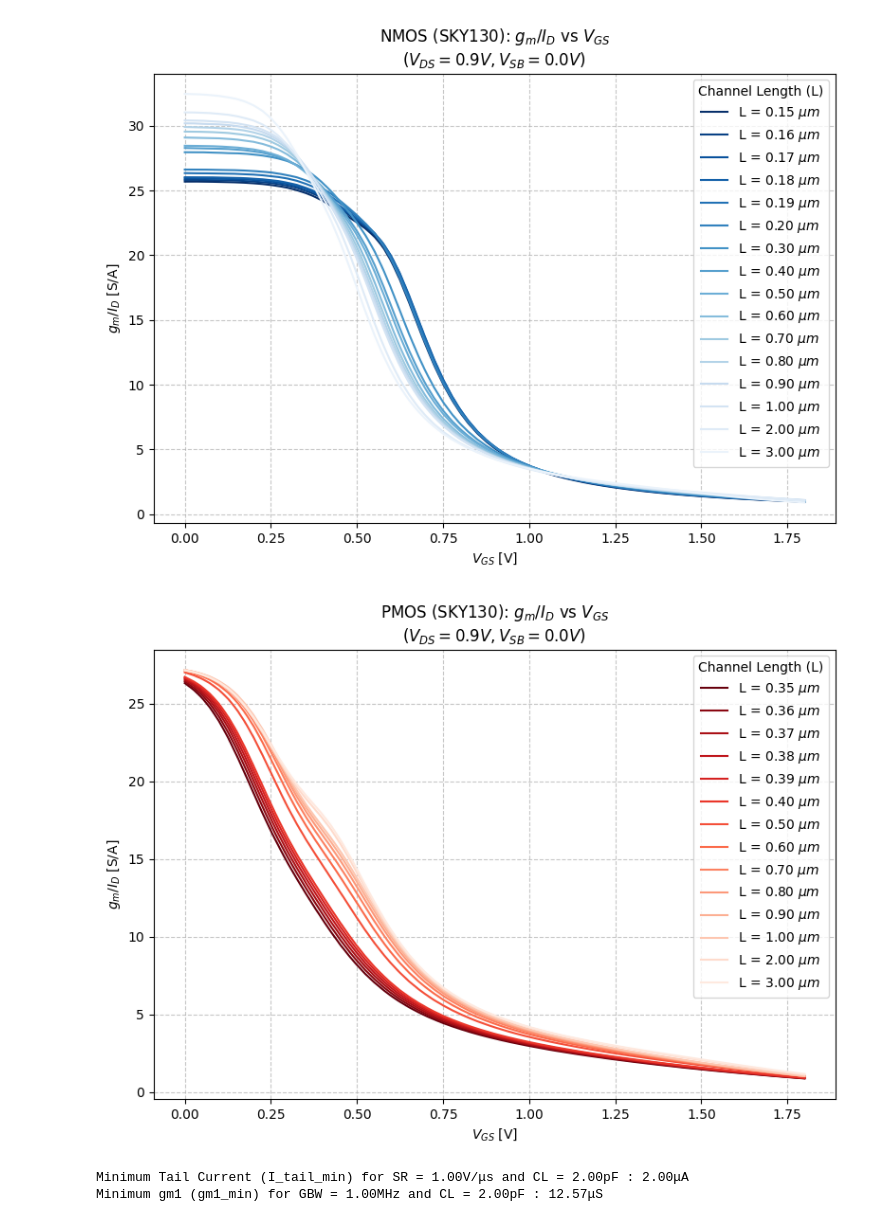
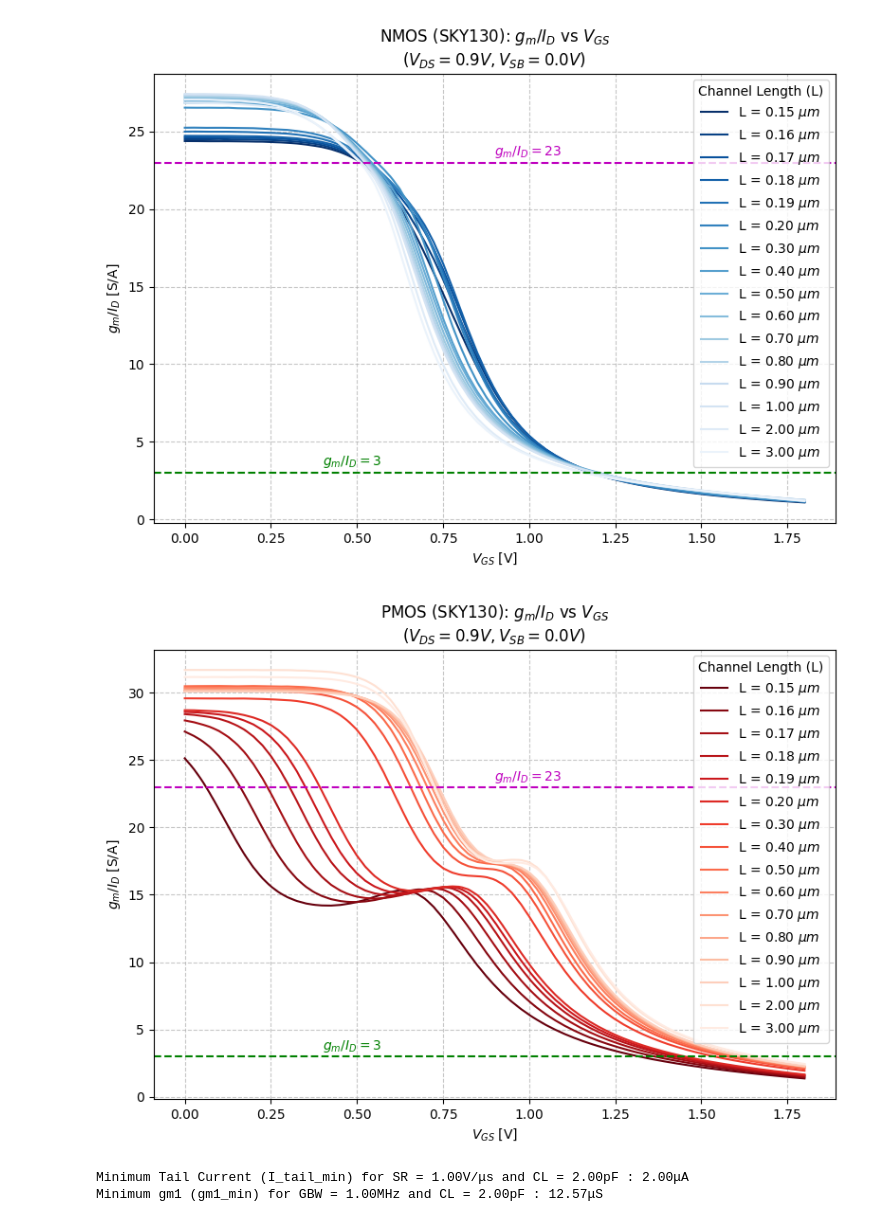
Before and after one commit to SkillSurf/os-ina-pso-smacd_2026, a Jupyter notebook: gm_Id Engine/5T-OTA/Manual_Sizing_5T-OTA.ipynb, the cells around one changed output. Drawn from its saved outputs; the diff is of its cells as text; code cells hidden in the pictures.

```diff
--- a/gm_Id Engine/5T-OTA/Manual_Sizing_5T-OTA.ipynb
+++ b/gm_Id Engine/5T-OTA/Manual_Sizing_5T-OTA.ipynb
@@ -2,10 +2,12 @@
 import numpy as np
 from pygmid import Lookup as lk
 import matplotlib.pyplot as plt
+from scipy.optimize import brentq
+from scipy.interpolate import interp1d
 
 # Load technology data
-NCH = lk('../../sky130_lookup/simulation/nfet_01v8_lvt.mat')
-PCH = lk('../../sky130_lookup/simulation/pfet_01v8_lvt.mat')
+NCH = lk('../../sky130_lookup/simulation/nfet_01v8.mat')
+PCH = lk('../../sky130_lookup/simulation/pfet_01v8.mat')
 # %%
 # ===================
 # 5T-OTA DESIGN SPECS
@@ -27,32 +29,41 @@ VGS_sweep = np.linspace(0, VDD, 200)
 VDS_const = VDD/2  # Set VDS to mid-rail
 VSB_const = 0.0  # Source-Bulk voltage
 
+# Plotting Function
 def plot_gmid_vs_vgs(device_data, device_name, color_map):
     plt.figure(figsize=(8, 6))
 
     # Extract all available Lengths from the LUT
     L_values = np.unique(device_data['L'])
 
     # Loop through each 'L' and plot
     for i, L_val in enumerate(L_values):
         # Look up 'GM_ID' while sweeping VGS, holding L, VDS, and VSB constant
         gm_ID = device_data.lookup('GM_ID', vgs=VGS_sweep, VDS=VDS_const, VSB=VSB_const, L=L_val)
 
         # Plotting
         plt.plot(VGS_sweep, gm_ID, label=rf'L = {L_val:.2f} $\mu m$', color=color_map(i / len(L_values)))
 
     # Formatting the Plot
     plt.title(f'{device_name}: $g_m/I_D$ vs $V_{{GS}}$\n($V_{{DS}}={VDS_const}V, V_{{SB}}={VSB_const}V$)')
     plt.xlabel('$V_{GS}$ [V]')
     plt.ylabel('$g_m/I_D$ [S/A]')
+
+    # Upper bound for gm/ID axis
+    plt.axhline(y=23, color='m', linestyle='--')
+    plt.text(0.9, 23.5, '$g_m/I_D = 23$', color='m')
+    # Lower bound for gm/ID axis
+    plt.axhline(y=3, color='g', linestyle='--')
+    plt.text(0.4, 3.5, '$g_m/I_D = 3$', color='g')
+
     plt.grid(True, which='both', linestyle='--', alpha=0.7)
     plt.legend(bbox_to_anchor=(1, 1), loc='upper right', title="Channel Length (L)")
     plt.tight_layout()
     plt.show()
 
 # Generate Plots
 plot_gmid_vs_vgs(NCH, "NMOS (SKY130)", plt.cm.Blues_r)
 plot_gmid_vs_vgs(PCH, "PMOS (SKY130)", plt.cm.Reds_r)
 # %% [output]
-[figure, old version]
+[figure, new version]
-[figure, old version]
+[figure, new version]
```
Also changed, not shown: parts of 5 cells of this notebook, 2 other files.
